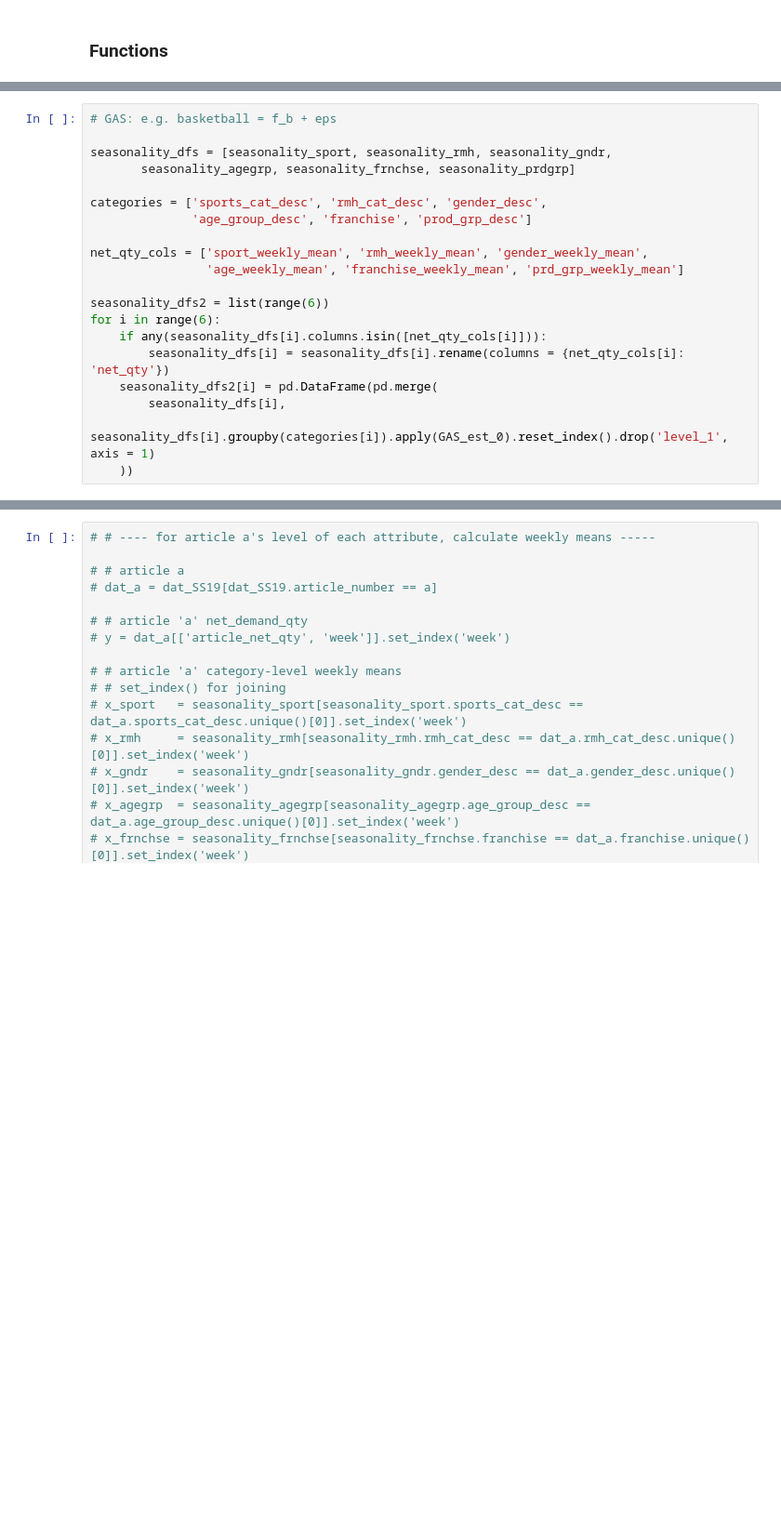
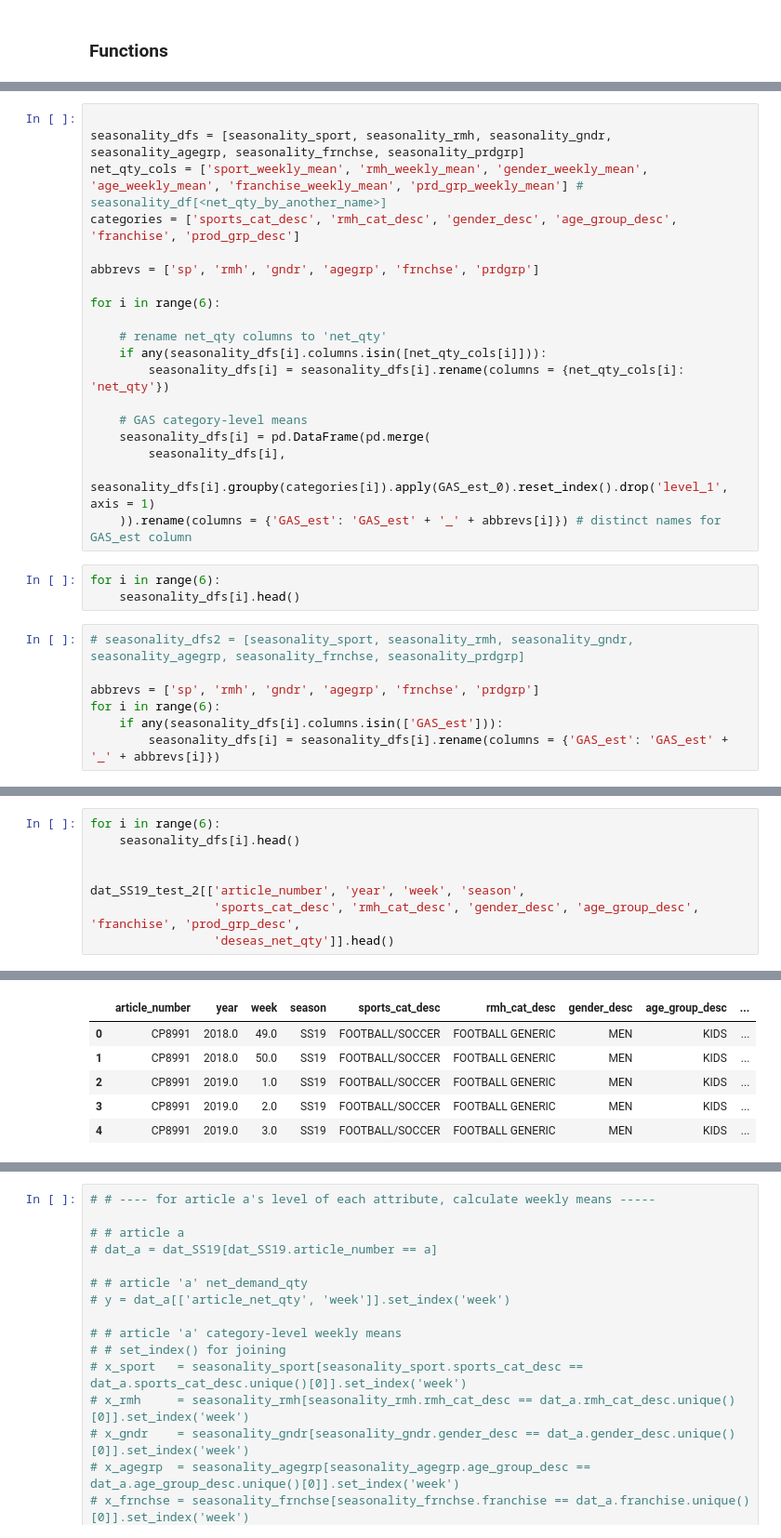
Before and after one commit to cwcomiskey/Misc, a Jupyter notebook: adidas/GAS_MV.ipynb, the cells around one changed output, grey strips where cells are left out. Shown at 93% size. Cells and saved outputs as stored; diff of their text form; blank space fills up the shorter version.

```diff
--- a/adidas/GAS_MV.ipynb
+++ b/adidas/GAS_MV.ipynb
@@ -543,22 +589,31 @@ def GAS_est_0(df):
 
     return ret
 # %%
-# GAS: e.g. basketball = f_b + eps
 
-seasonality_dfs = [seasonality_sport, seasonality_rmh, seasonality_gndr,
-       seasonality_agegrp, seasonality_frnchse, seasonality_prdgrp]
+seasonality_dfs = [seasonality_sport, seasonality_rmh, seasonality_gndr, seasonality_agegrp, seasonality_frnchse, seasonality_prdgrp]
+net_qty_cols = ['sport_weekly_mean', 'rmh_weekly_mean', 'gender_weekly_mean', 'age_weekly_mean', 'franchise_weekly_mean', 'prd_grp_weekly_mean'] # seasonality_df[<net_qty_by_another_name>]
+categories = ['sports_cat_desc', 'rmh_cat_desc', 'gender_desc', 'age_group_desc', 'franchise', 'prod_grp_desc']
 
-categories = ['sports_cat_desc', 'rmh_cat_desc', 'gender_desc',
-              'age_group_desc', 'franchise', 'prod_grp_desc']
+abbrevs = ['sp', 'rmh', 'gndr', 'agegrp', 'frnchse', 'prdgrp']
 
-net_qty_cols = ['sport_weekly_mean', 'rmh_weekly_mean', 'gender_weekly_mean',
-                'age_weekly_mean', 'franchise_weekly_mean', 'prd_grp_weekly_mean']
+for i in range(6):
 
-seasonality_dfs2 = list(range(6))
-for i in range(6):
+    # rename net_qty columns to 'net_qty'
     if any(seasonality_dfs[i].columns.isin([net_qty_cols[i]])):
         seasonality_dfs[i] = seasonality_dfs[i].rename(columns = {net_qty_cols[i]: 'net_qty'})
-    seasonality_dfs2[i] = pd.DataFrame(pd.merge(
+
+    # GAS category-level means
+    seasonality_dfs[i] = pd.DataFrame(pd.merge(
         seasonality_dfs[i],
         seasonality_dfs[i].groupby(categories[i]).apply(GAS_est_0).reset_index().drop('level_1', axis = 1)
-    ))
+    )).rename(columns = {'GAS_est': 'GAS_est' + '_' + abbrevs[i]}) # distinct names for GAS_est column
+# %%
+for i in range(6):
+    seasonality_dfs[i].head()
+# %%
+# seasonality_dfs2 = [seasonality_sport, seasonality_rmh, seasonality_gndr, seasonality_agegrp, seasonality_frnchse, seasonality_prdgrp]
+
+abbrevs = ['sp', 'rmh', 'gndr', 'agegrp', 'frnchse', 'prdgrp']
+for i in range(6):
+    if any(seasonality_dfs[i].columns.isin(['GAS_est'])):
+        seasonality_dfs[i] = seasonality_dfs[i].rename(columns = {'GAS_est': 'GAS_est' + '_' + abbrevs[i]})
@@ -564,0 +734,9 @@ for i in range(6):
+# %%
+for i in range(6):
+    seasonality_dfs[i].head()
+
+
+dat_SS19_test_2[['article_number', 'year', 'week', 'season',
+                 'sports_cat_desc', 'rmh_cat_desc', 'gender_desc', 'age_group_desc', 'franchise', 'prod_grp_desc',
+                 'deseas_net_qty']].head()
+# %% [output]
@@ -564,0 +779,6 @@ for i in range(6):
+|  | article_number | year | week | season | sports_cat_desc | rmh_cat_desc | gender_desc | age_group_desc | ... |
+| 0 | CP8991 | 2018.0 | 49.0 | SS19 | FOOTBALL/SOCCER | FOOTBALL GENERIC | MEN | KIDS | ... |
+| 1 | CP8991 | 2018.0 | 50.0 | SS19 | FOOTBALL/SOCCER | FOOTBALL GENERIC | MEN | KIDS | ... |
+| 2 | CP8991 | 2019.0 | 1.0 | SS19 | FOOTBALL/SOCCER | FOOTBALL GENERIC | MEN | KIDS | ... |
+| 3 | CP8991 | 2019.0 | 2.0 | SS19 | FOOTBALL/SOCCER | FOOTBALL GENERIC | MEN | KIDS | ... |
+| 4 | CP8991 | 2019.0 | 3.0 | SS19 | FOOTBALL/SOCCER | FOOTBALL GENERIC | MEN | KIDS | ... |
```
Also changed, not shown: parts of 29 cells of this notebook.
